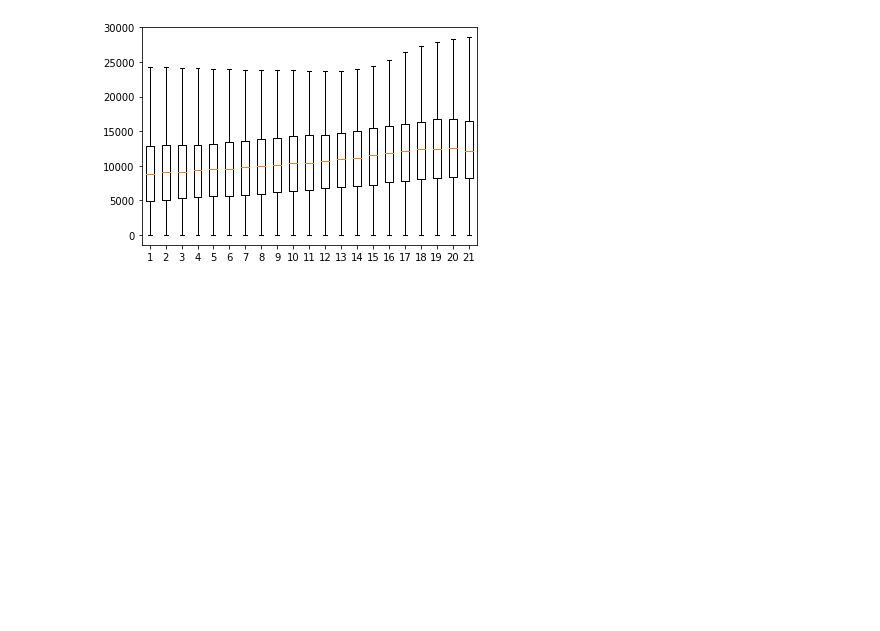
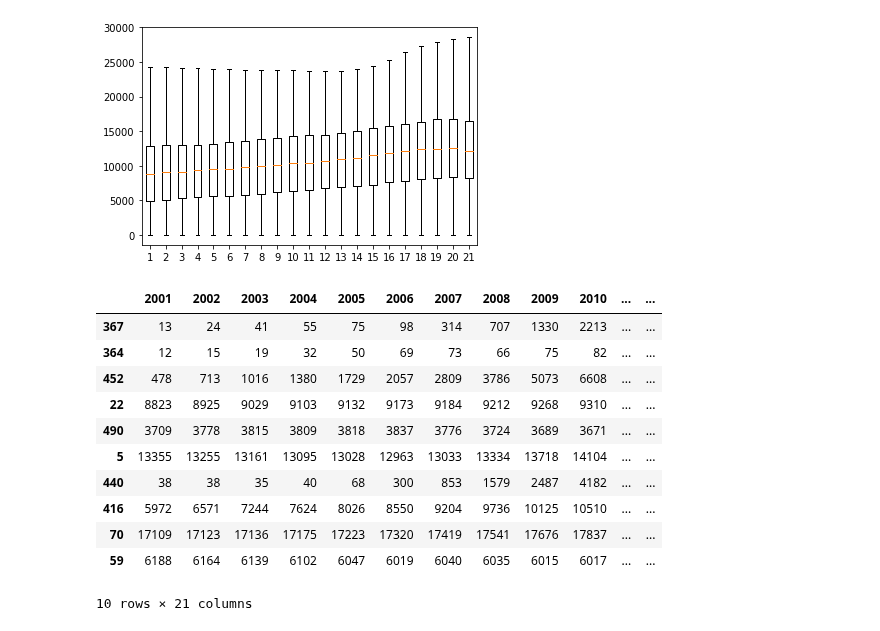
Before and after one commit to MAST30034-Applied-Data-Science/generic-real-estate-consulting-project-group-22, a Jupyter notebook: notebooks/population_analyze.ipynb, the cells around one changed output. Drawn from its saved outputs; the diff is of its cells as text; code cells hidden in the pictures; blank space fills up the shorter version.

```diff
--- a/notebooks/population_analyze.ipynb
+++ b/notebooks/population_analyze.ipynb
@@ -89,3 +89,21 @@ plt.boxplot(df.iloc[:,2:23])
   <matplotlib.lines.Line2D at 0x...>],
  'means': []}
 [figure]
+# %%
+population= df.iloc[:,2:23]
+sample=population.sample(n=10,random_state=114514)
+x=list(sample.columns)
+sample
+# %% [output]
+|  | 2001 | 2002 | 2003 | 2004 | 2005 | 2006 | 2007 | 2008 | 2009 | 2010 | ... | ... |
+| 367 | 13 | 24 | 41 | 55 | 75 | 98 | 314 | 707 | 1330 | 2213 | ... | ... |
+| 364 | 12 | 15 | 19 | 32 | 50 | 69 | 73 | 66 | 75 | 82 | ... | ... |
+| 452 | 478 | 713 | 1016 | 1380 | 1729 | 2057 | 2809 | 3786 | 5073 | 6608 | ... | ... |
+| 22 | 8823 | 8925 | 9029 | 9103 | 9132 | 9173 | 9184 | 9212 | 9268 | 9310 | ... | ... |
+| 490 | 3709 | 3778 | 3815 | 3809 | 3818 | 3837 | 3776 | 3724 | 3689 | 3671 | ... | ... |
+| 5 | 13355 | 13255 | 13161 | 13095 | 13028 | 12963 | 13033 | 13334 | 13718 | 14104 | ... | ... |
+| 440 | 38 | 38 | 35 | 40 | 68 | 300 | 853 | 1579 | 2487 | 4182 | ... | ... |
+| 416 | 5972 | 6571 | 7244 | 7624 | 8026 | 8550 | 9204 | 9736 | 10125 | 10510 | ... | ... |
+| 70 | 17109 | 17123 | 17136 | 17175 | 17223 | 17320 | 17419 | 17541 | 17676 | 17837 | ... | ... |
+| 59 | 6188 | 6164 | 6139 | 6102 | 6047 | 6019 | 6040 | 6035 | 6015 | 6017 | ... | ... |
+10 rows × 21 columns
```
Also changed, not shown: parts of 1 cell of this notebook.
